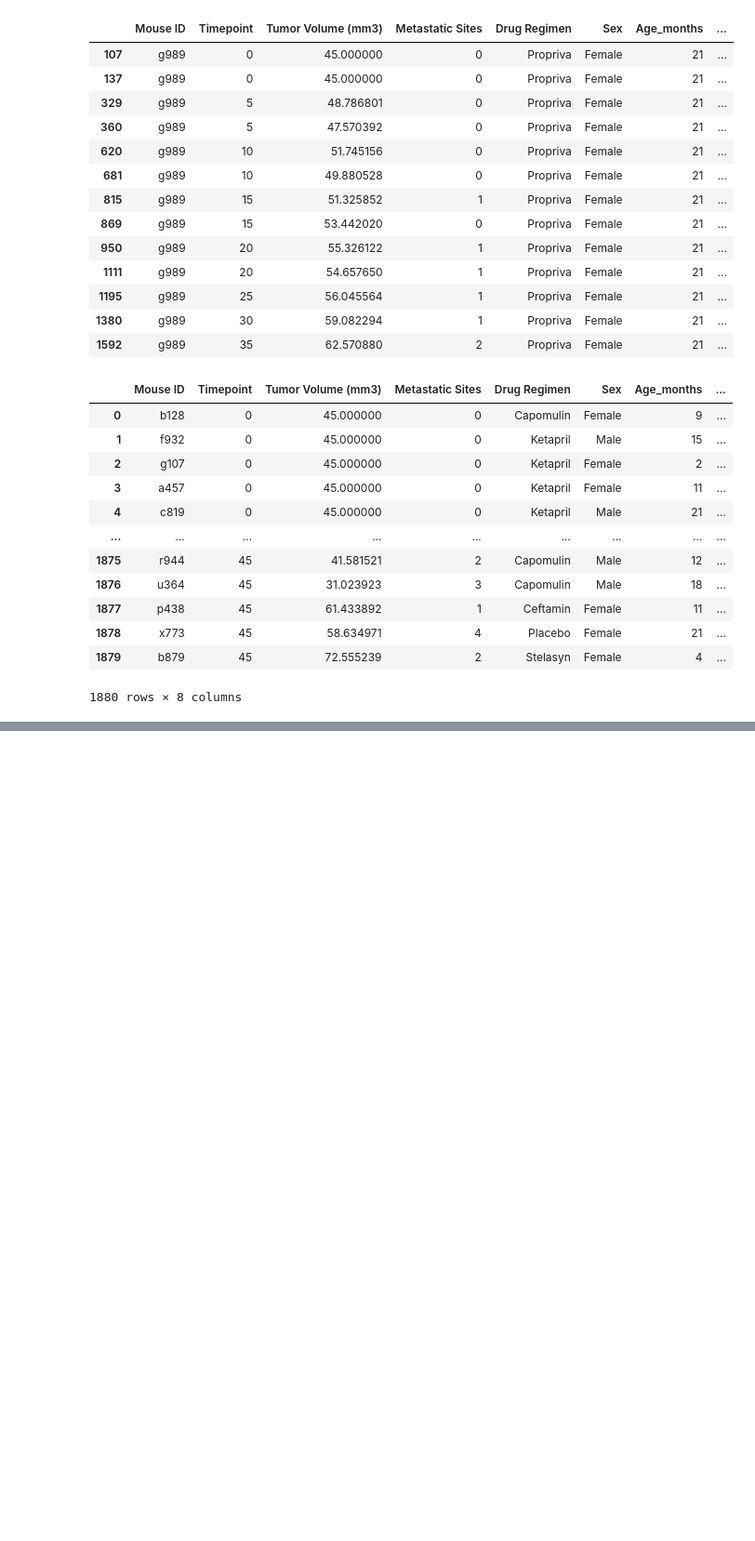
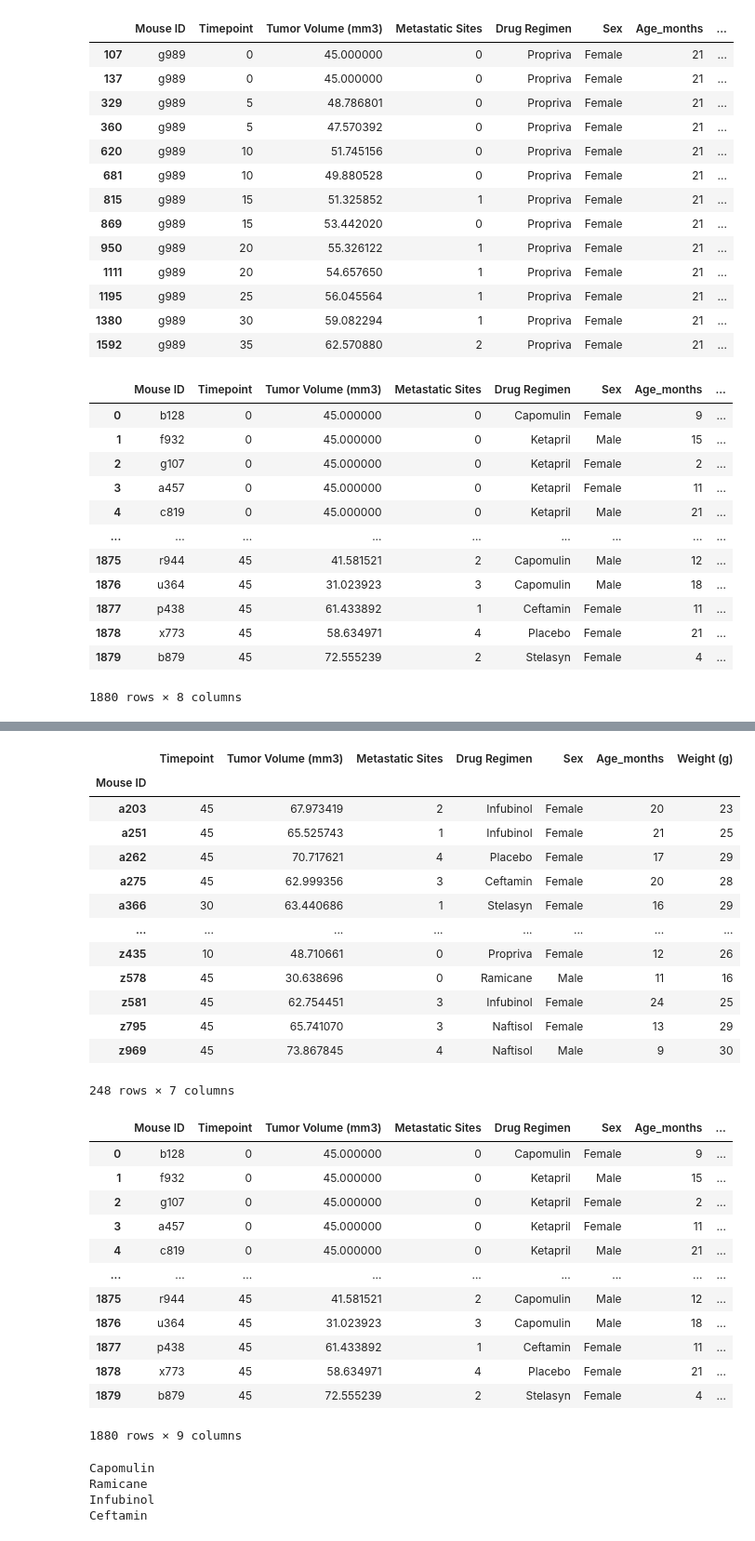
Before and after one commit to kevinzhouhogwarts/Pymaceuticals, a Jupyter notebook: pymaceuticals_assignment.ipynb, the cells around one changed output, grey strips where cells are left out. Shown: that part at 93% size. Drawn from its saved outputs; the diff is of its cells as text; code cells hidden in the pictures; blank space fills up the shorter version.

```diff
--- a/pymaceuticals_assignment.ipynb
+++ b/pymaceuticals_assignment.ipynb
@@ -88,5 +176,56 @@ Mice with duplicate timepoint data: ['g989']
 # %%
 # Calculate quartiles, find outliers, and create a box plot
+
+# Group by mouse and display the last timepoint for each mouse
+grouped_df = study_cleaned_df.groupby(["Mouse ID"])
+timepoint_45_df = grouped_df.last()
+display(timepoint_45_df)
+# study_cleaned_df.loc[study_cleaned_df["Mouse ID"] == "z435", :] Just checking if groupby Mouse ID is working correctly
+
+# Create new DataFrame that adds final timepoint's tumor volume to each row
+timepoint_45_mergeprep_df = timepoint_45_df[["Tumor Volume (mm3)"]].rename(columns={"Tumor Volume (mm3)": "Final Tumor Volume"})
+study_final_df = pd.merge(study_cleaned_df, timepoint_45_mergeprep_df, on="Mouse ID")
+display(study_final_df)
+
+# Create list to hold final tumor volume data to prepare for plotting
+drugs_of_interest = {"Capomulin", "Ramicane", "Infubinol", "Ceftamin"}
+final_tumor_volume =[]
+
+#
+for drug in drugs_of_interest:
+    print(drug)
+# %% [output]
+|  | Timepoint | Tumor Volume (mm3) | Metastatic Sites | Drug Regimen | Sex | Age_months | Weight (g) |
+| Mouse ID |  |  |  |  |  |  |  |
+| a203 | 45 | 67.973419 | 2 | Infubinol | Female | 20 | 23 |
+| a251 | 45 | 65.525743 | 1 | Infubinol | Female | 21 | 25 |
+| a262 | 45 | 70.717621 | 4 | Placebo | Female | 17 | 29 |
+| a275 | 45 | 62.999356 | 3 | Ceftamin | Female | 20 | 28 |
+| a366 | 30 | 63.440686 | 1 | Stelasyn | Female | 16 | 29 |
+| ... | ... | ... | ... | ... | ... | ... | ... |
+| z435 | 10 | 48.710661 | 0 | Propriva | Female | 12 | 26 |
+| z578 | 45 | 30.638696 | 0 | Ramicane | Male | 11 | 16 |
+| z581 | 45 | 62.754451 | 3 | Infubinol | Female | 24 | 25 |
+| z795 | 45 | 65.741070 | 3 | Naftisol | Female | 13 | 29 |
+| z969 | 45 | 73.867845 | 4 | Naftisol | Male | 9 | 30 |
+248 rows × 7 columns
+|  | Mouse ID | Timepoint | Tumor Volume (mm3) | Metastatic Sites | Drug Regimen | Sex | Age_months | ... |
+| 0 | b128 | 0 | 45.000000 | 0 | Capomulin | Female | 9 | ... |
+| 1 | f932 | 0 | 45.000000 | 0 | Ketapril | Male | 15 | ... |
+| 2 | g107 | 0 | 45.000000 | 0 | Ketapril | Female | 2 | ... |
+| 3 | a457 | 0 | 45.000000 | 0 | Ketapril | Female | 11 | ... |
+| 4 | c819 | 0 | 45.000000 | 0 | Ketapril | Male | 21 | ... |
+| ... | ... | ... | ... | ... | ... | ... | ... | ... |
+| 1875 | r944 | 45 | 41.581521 | 2 | Capomulin | Male | 12 | ... |
+| 1876 | u364 | 45 | 31.023923 | 3 | Capomulin | Male | 18 | ... |
+| 1877 | p438 | 45 | 61.433892 | 1 | Ceftamin | Female | 11 | ... |
+| 1878 | x773 | 45 | 58.634971 | 4 | Placebo | Female | 21 | ... |
+| 1879 | b879 | 45 | 72.555239 | 2 | Stelasyn | Female | 4 | ... |
+1880 rows × 9 columns
+Capomulin
+Ramicane
+Infubinol
+Ceftamin
 # %%
 # Create a line plot and a scatter plot
 # %%
```
Also changed, not shown: parts of 4 cells of this notebook.
